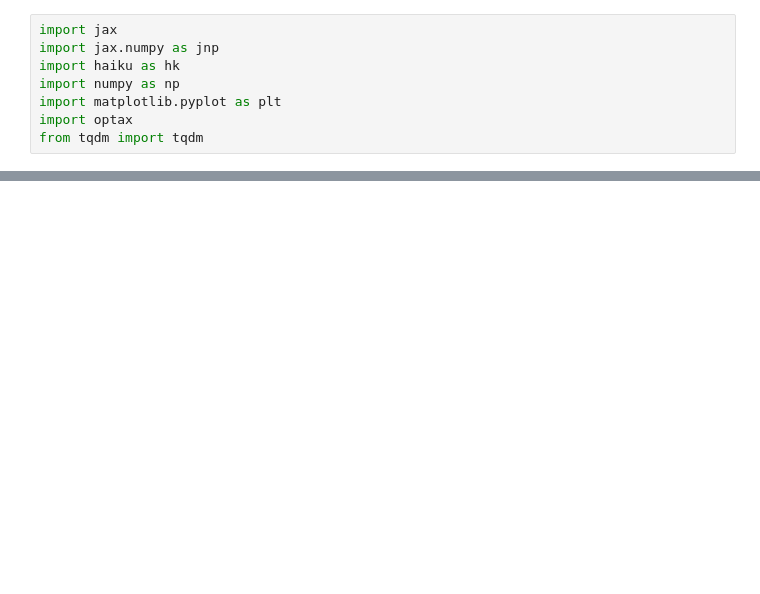
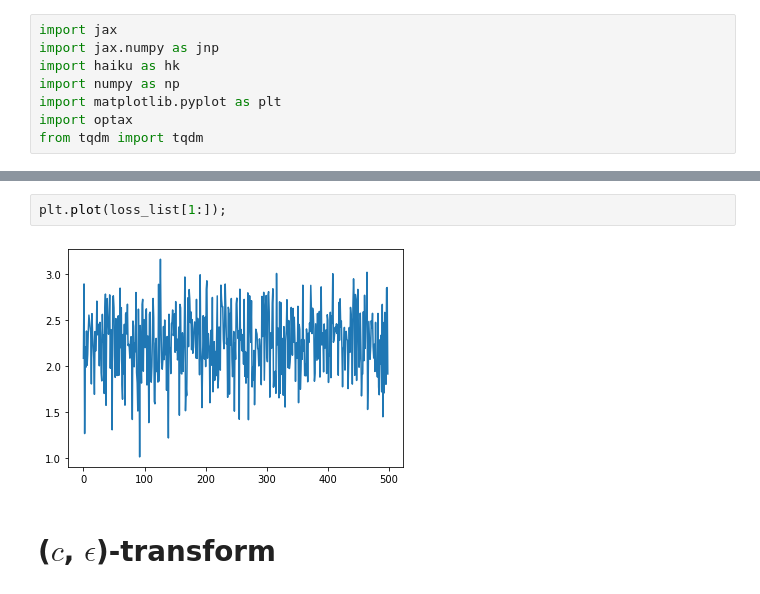
Before and after one commit to g-peltier/OT_projet, a Jupyter notebook: wasser_estimation.ipynb, the cells around one changed output, grey strips where cells are left out. Drawn from its saved outputs; the diff is of its cells as text; blank space fills up the shorter version.

```diff
--- a/wasser_estimation.ipynb
+++ b/wasser_estimation.ipynb
@@ -127,0 +293,6 @@ plt.plot(loss_list[1:]);
+# %%
+plt.plot(loss_list[1:]);
+# %% [output]
+[figure, added]
+# %% [markdown]
+# ($c$, $\epsilon$)-transform
```
Also changed, not shown: parts of 21 cells of this notebook, 2 other files.
